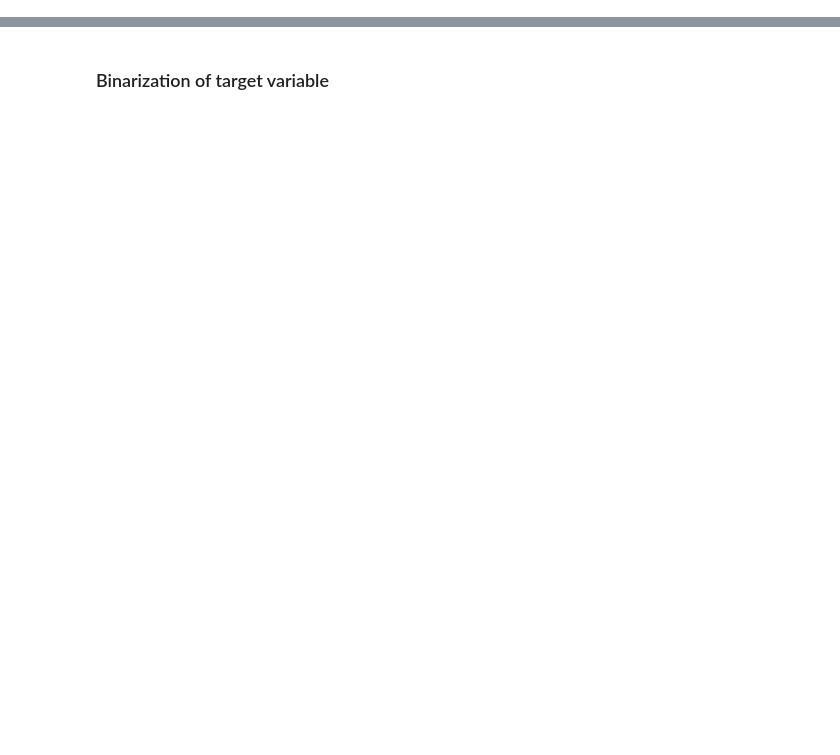
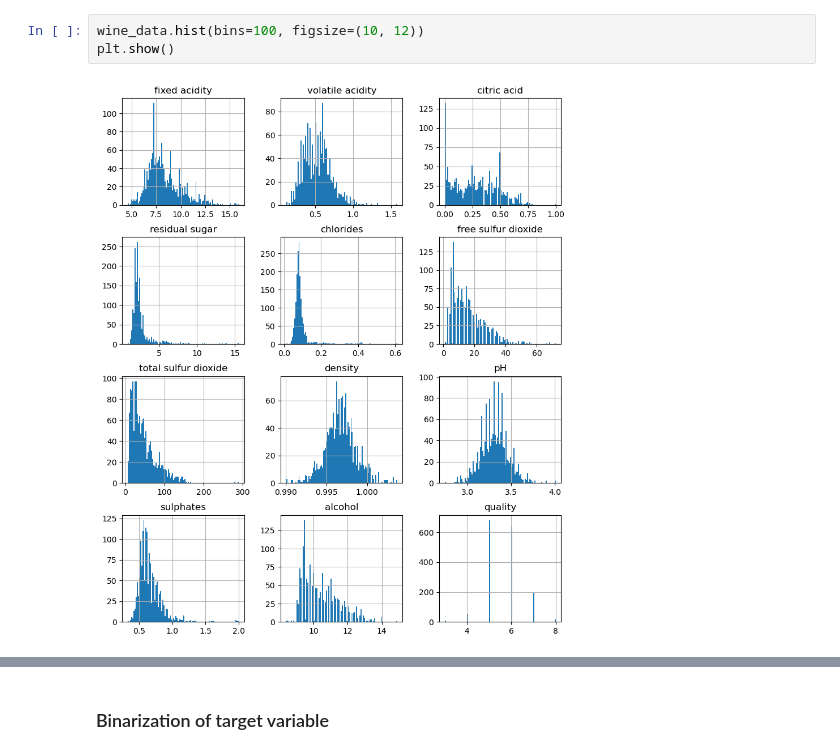
Before and after one commit to alpertoo/Machine-Learning-Projects, a Jupyter notebook: Wine Quality/wine.ipynb, the cells around one changed output, grey strips where cells are left out. Saved outputs shown, nothing was run; the diff lists cells and outputs as text; blank space fills up the shorter version.

```diff
--- a/Wine Quality/wine.ipynb
+++ b/Wine Quality/wine.ipynb
@@ -163,0 +102,5 @@ sns.heatmap(data.corr(), annot = True, fmt = '0.2f')
+# %%
+wine_data.hist(bins=100, figsize=(10, 12))
+plt.show()
+# %% [output]
+[figure, added]
```
Also changed, not shown: parts of 160 cells of this notebook, 4 other files.
